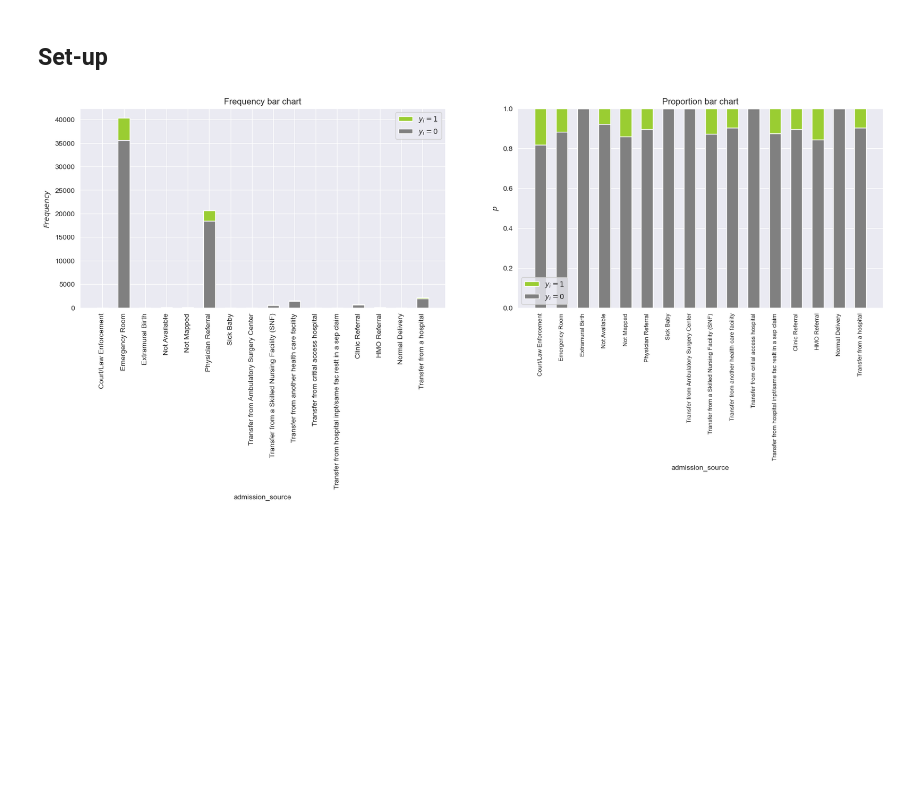
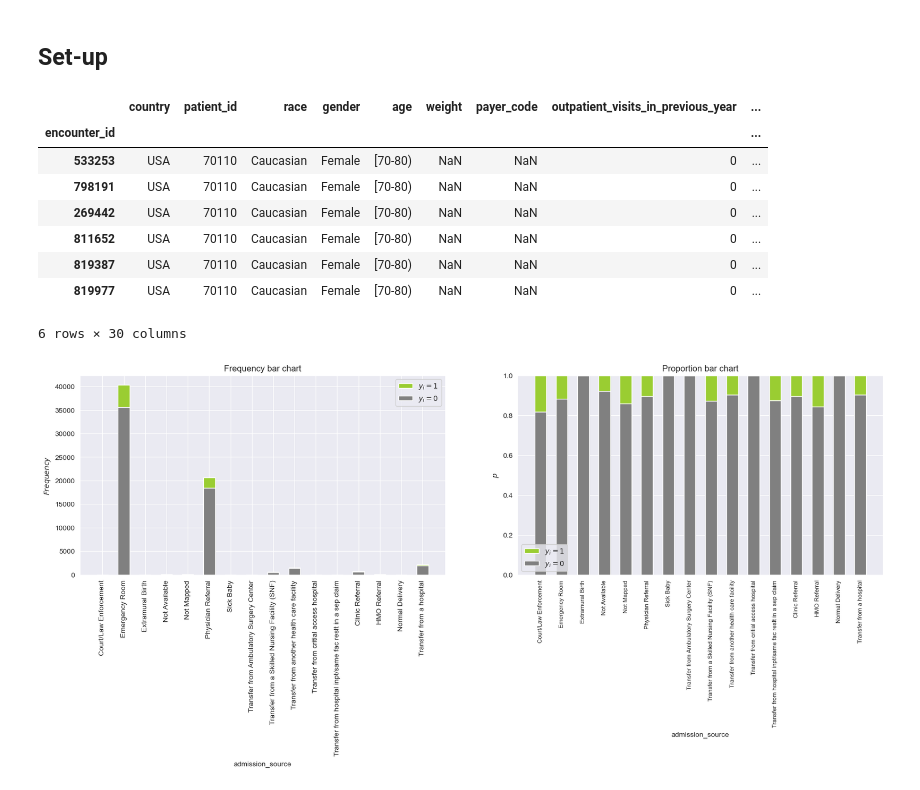
Before and after one commit to cmpnoah/Hospital_ML, a Jupyter notebook: Noah's data/Data_processing_pipeline.ipynb, the cells around one changed output. Drawn from its saved outputs; the diff is of its cells as text; code cells hidden in the pictures; blank space fills up the shorter version.

```diff
--- a/Noah's data/Data_processing_pipeline.ipynb
+++ b/Noah's data/Data_processing_pipeline.ipynb
@@ -43,6 +43,18 @@ import scipy as sp
 df = pd.read_csv('/Users/noahcampana/Desktop/Studium/Master/Semester 1/Machine Learning/Project/project_data/train.csv', index_col = 'encounter_id')
 df.replace("", np.nan, inplace=True)
 df.replace("?", np.nan, inplace=True)
+# %%
+df[df["patient_id"]==70110]
+# %% [output]
+|  | country | patient_id | race | gender | age | weight | payer_code | outpatient_visits_in_previous_year | ... |
+| encounter_id |  |  |  |  |  |  |  |  | ... |
+| 533253 | USA | 70110 | Caucasian | Female | [70-80) | NaN | NaN | 0 | ... |
+| 798191 | USA | 70110 | Caucasian | Female | [70-80) | NaN | NaN | 0 | ... |
+| 269442 | USA | 70110 | Caucasian | Female | [70-80) | NaN | NaN | 0 | ... |
+| 811652 | USA | 70110 | Caucasian | Female | [70-80) | NaN | NaN | 0 | ... |
+| 819387 | USA | 70110 | Caucasian | Female | [70-80) | NaN | NaN | 0 | ... |
+| 819977 | USA | 70110 | Caucasian | Female | [70-80) | NaN | NaN | 0 | ... |
+6 rows × 30 columns
 # %%
 # first join all the training data
 def bar_charts_categorical(df, feature, target):
```
Also changed, not shown: parts of 1 cell of this notebook, 1 other file.
